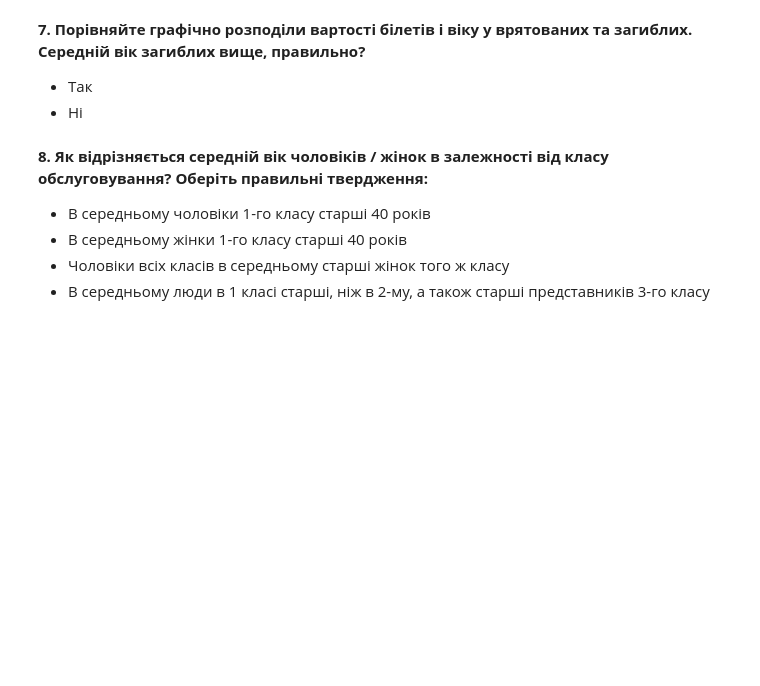
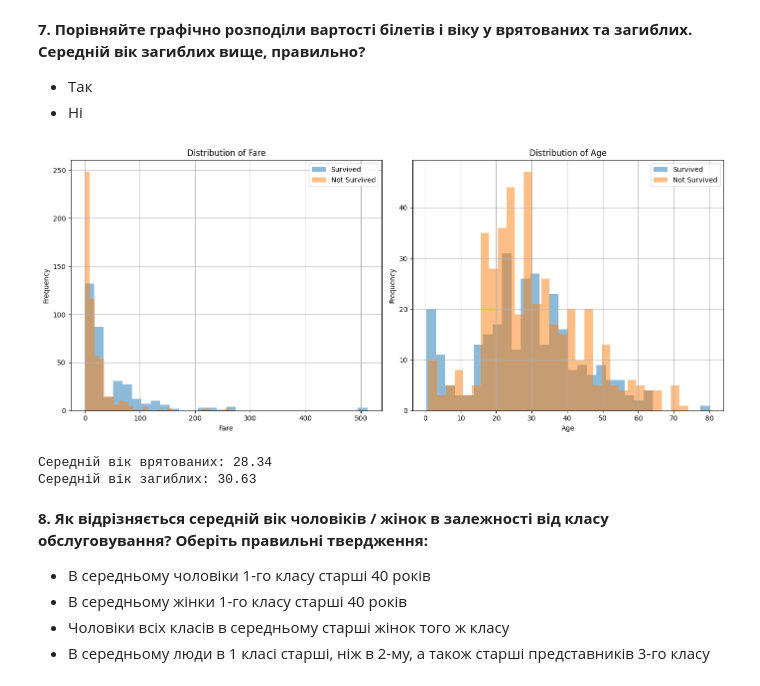
Before and after one commit to Ro-off/intro_to_data_science, a Jupyter notebook: lab2/lab_1.3_1.4_pandas_titanic_ua.ipynb, the cells around one changed output. Saved outputs shown, nothing was run; the diff lists cells and outputs as text; code cells hidden in the pictures; blank space fills up the shorter version.

```diff
--- a/lab2/lab_1.3_1.4_pandas_titanic_ua.ipynb
+++ b/lab2/lab_1.3_1.4_pandas_titanic_ua.ipynb
@@ -210,3 +236,39 @@ print(f"Частка виживших серед жінок: {survival_rate_wome
+# %%
+import matplotlib.pyplot as plt
+
+# Побудова розподілу вартості білетів для врятованих та загиблих
+plt.figure(figsize=(14, 6))
+
+plt.subplot(1, 2, 1)
+data[data['Survived'] == 1]['Fare'].hist(bins=30, alpha=0.5, label='Survived')
+data[data['Survived'] == 0]['Fare'].hist(bins=30, alpha=0.5, label='Not Survived')
+plt.legend()
+plt.xlabel('Fare')
+plt.ylabel('Frequency')
+plt.title('Distribution of Fare')
+
+# Побудова розподілу віку для врятованих та загиблих
+plt.subplot(1, 2, 2)
+data[data['Survived'] == 1]['Age'].hist(bins=30, alpha=0.5, label='Survived')
+data[data['Survived'] == 0]['Age'].hist(bins=30, alpha=0.5, label='Not Survived')
+plt.legend()
+plt.xlabel('Age')
+plt.ylabel('Frequency')
+plt.title('Distribution of Age')
+
+plt.tight_layout()
+plt.show()
+
+# Обчислення та виведення середнього віку врятованих та загиблих
+mean_age_survived = data[data['Survived'] == 1]['Age'].mean()
+mean_age_not_survived = data[data['Survived'] == 0]['Age'].mean()
+
+print(f"Середній вік врятованих: {mean_age_survived:.2f}")
+print(f"Середній вік загиблих: {mean_age_not_survived:.2f}")
+# %% [output]
+[figure, added]
+Середній вік врятованих: 28.34
+Середній вік загиблих: 30.63
 # %% [markdown]
 **8. Як відрізняється середній вік чоловіків / жінок в залежності від класу обслуговування? Оберіть правильні твердження:**
 - В середньому чоловіки 1-го класу старші 40 років
```
Also changed, not shown: parts of 8 cells of this notebook.
